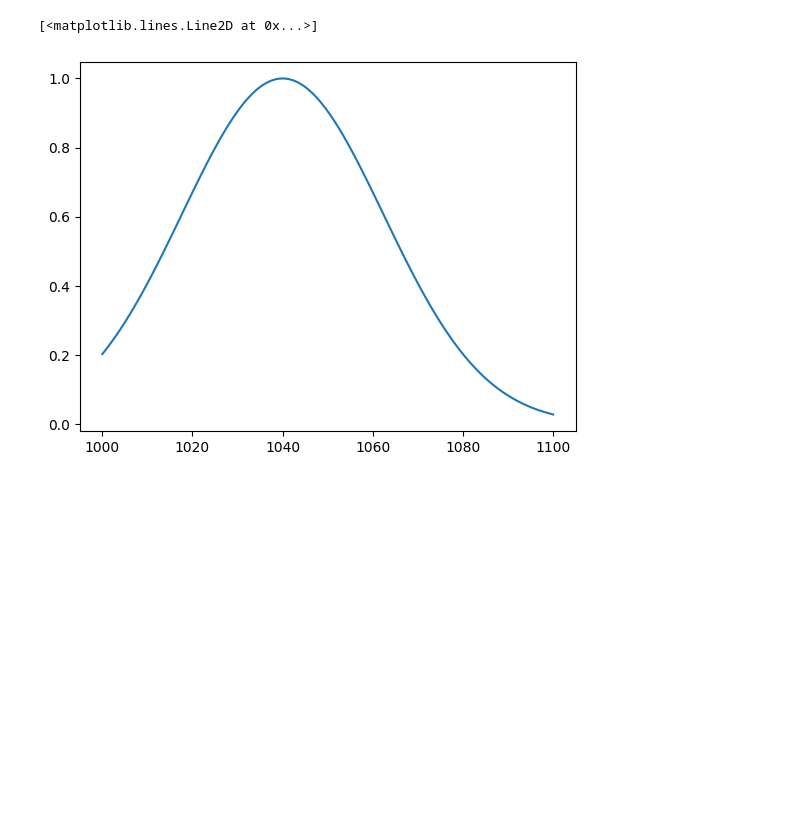
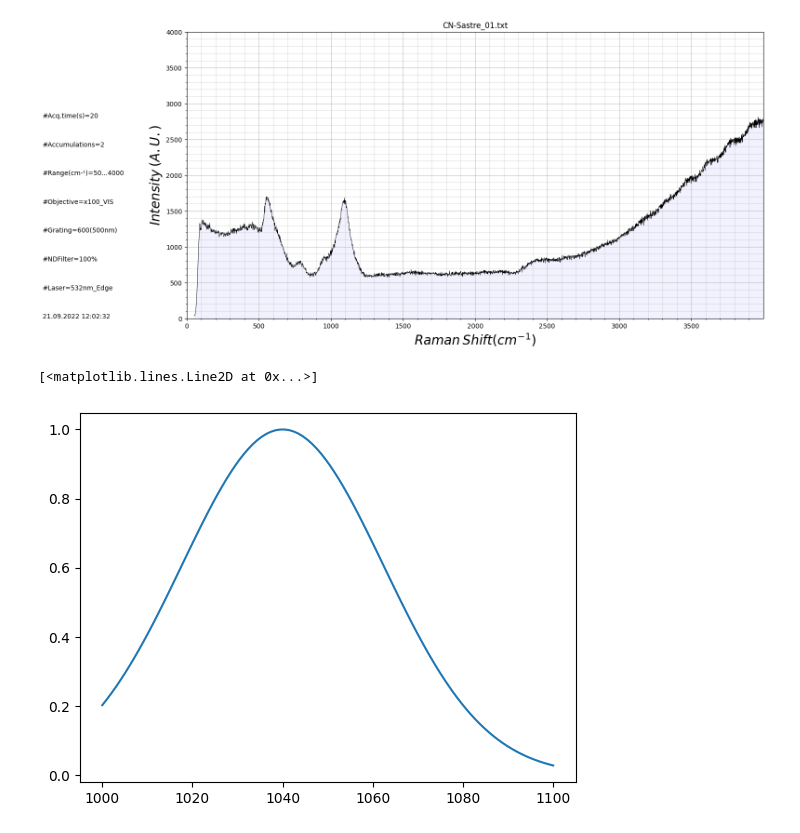
Before and after one commit to oftavira/BitacoraLiteratura, a Jupyter notebook: Ploting/_temp.ipynb, the cells around one changed output. Cells and saved outputs as stored; diff of their text form; code cells hidden in the pictures; blank space fills up the shorter version.

```diff
--- a/Ploting/_temp.ipynb
+++ b/Ploting/_temp.ipynb
@@ -135,3 +152,7 @@ p.altPlot(xinit=200,xlim=3501, ylim=5001)
+# %%
+p.altPlot(labelGap=-1000,xinit=0,xlim=4000)
+# %% [output]
+[figure, added]
 # %%
 x = np.linspace(0,100,100)
 z = np.linspace(1000,1100,100)
```
Also changed, not shown: parts of 8 cells of this notebook, 3 other files.
